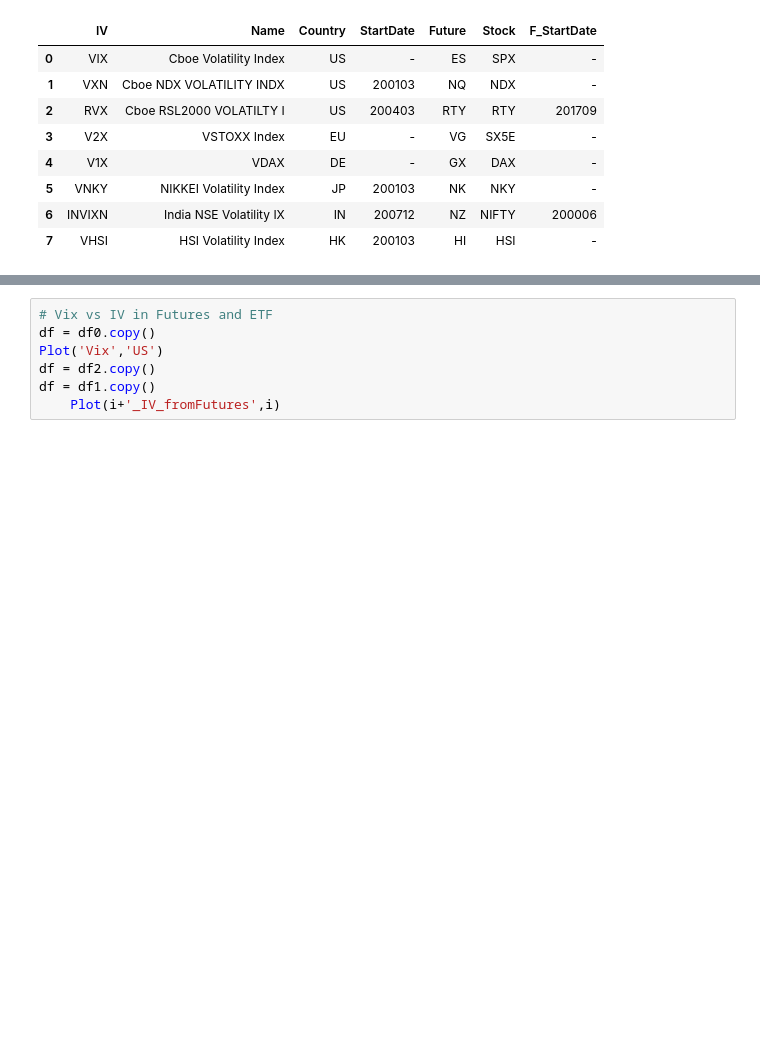
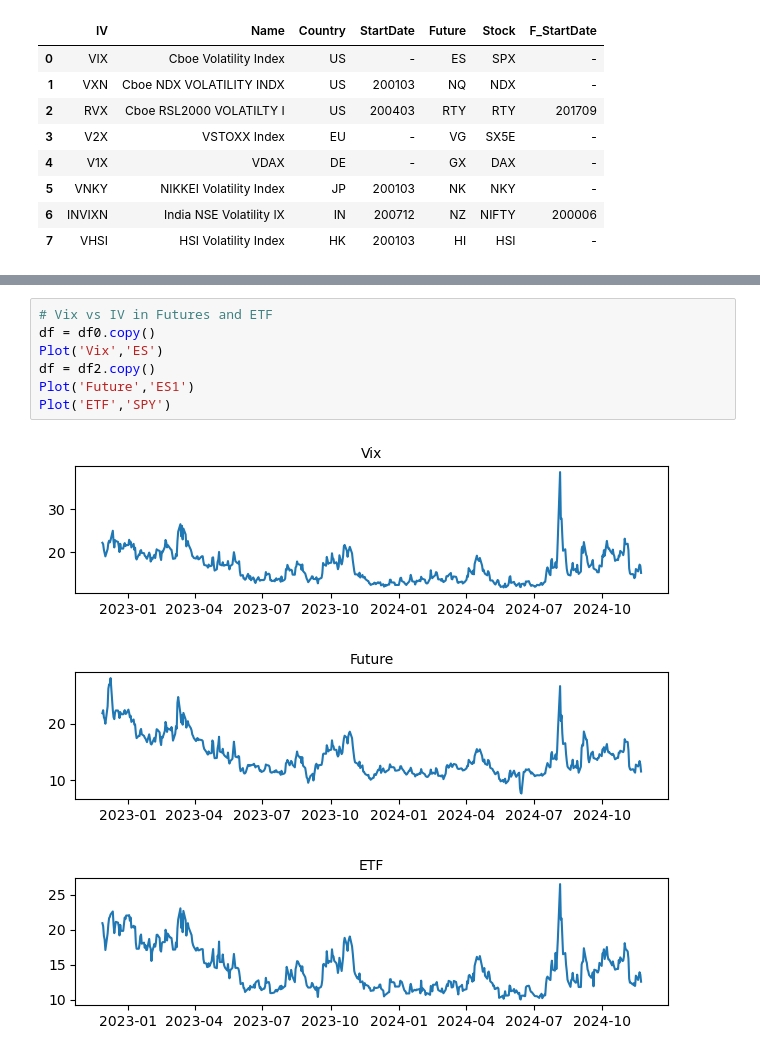
Before and after one commit to ken-100/Investment_Python, a Jupyter notebook: BBG/IV.ipynb, the cells around one changed output, grey strips where cells are left out. Drawn from its saved outputs; the diff is of its cells as text; blank space fills up the shorter version.

```diff
--- a/BBG/IV.ipynb
+++ b/BBG/IV.ipynb
@@ -149,7 +146,11 @@ for i in List['Future']:
 # %%
 # Vix vs IV in Futures and ETF
 df = df0.copy()
-Plot('Vix','US')
+Plot('Vix','ES')
 df = df2.copy()
-df = df1.copy()
-    Plot(i+'_IV_fromFutures',i)
+Plot('Future','ES1')
+Plot('ETF','SPY')
+# %% [output]
+[figure, added]
+[figure, added]
+[figure, added]
```
Also changed, not shown: parts of 3 cells of this notebook.
